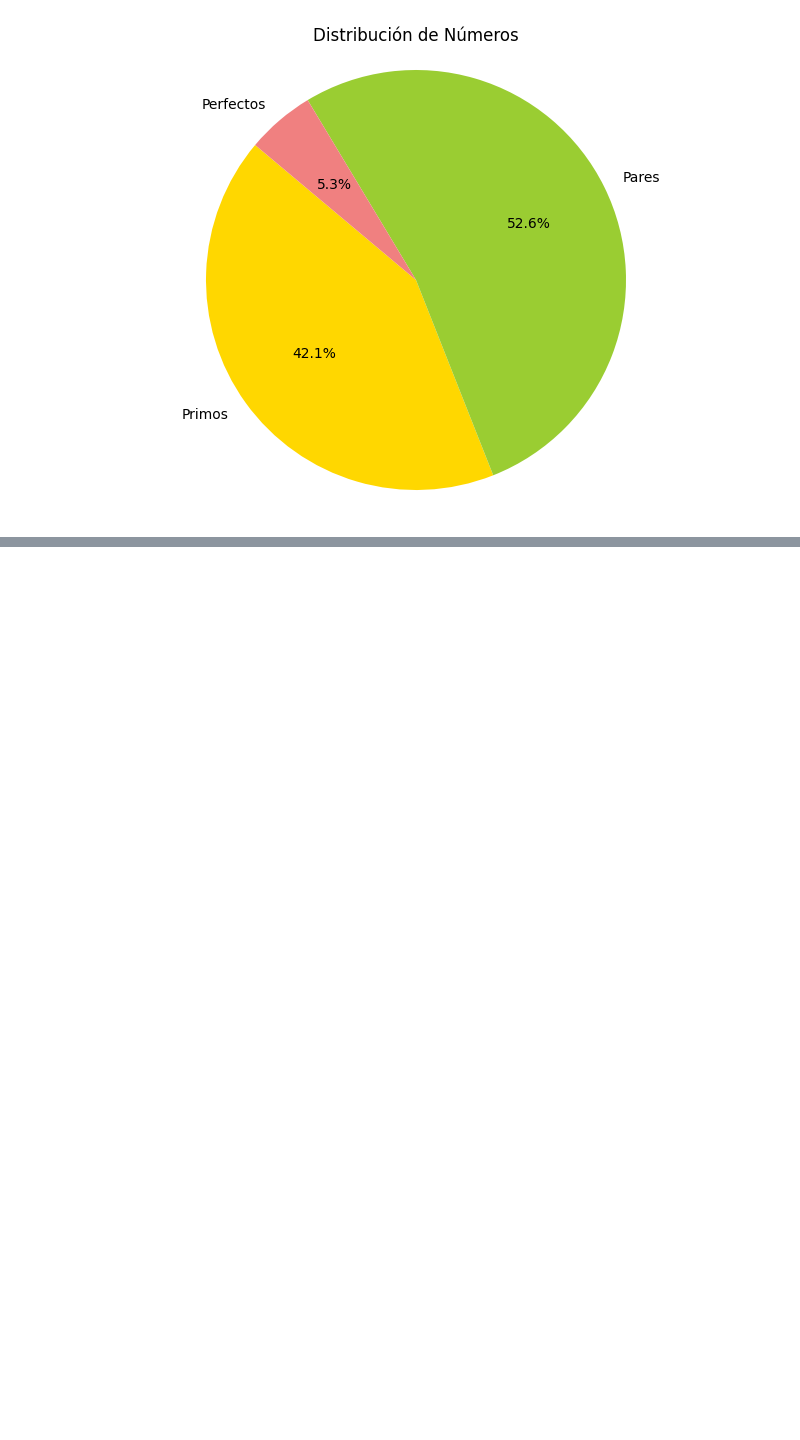
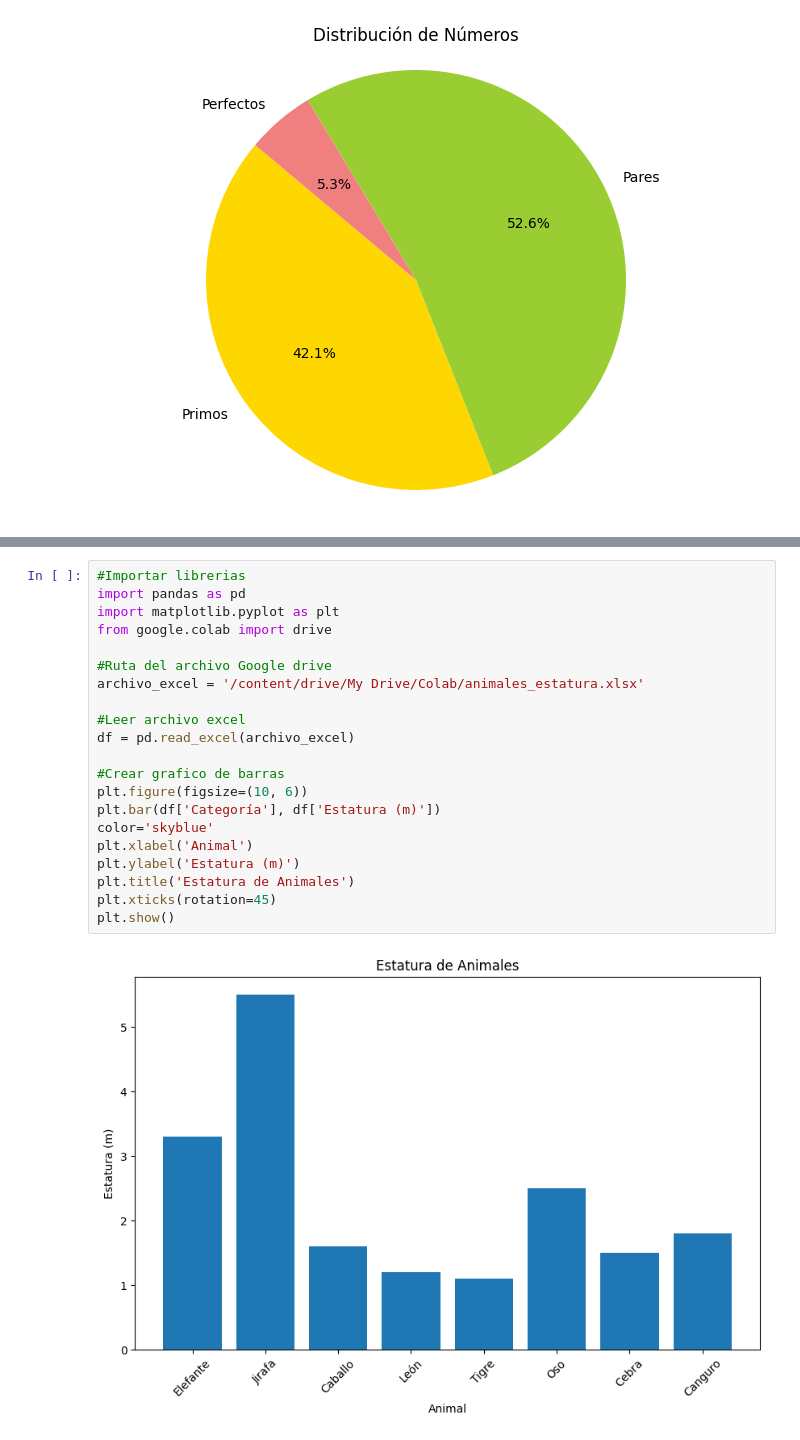
Before and after one commit to Lexie-v2/Goggle-CO, a Jupyter notebook: Lab1.ipynb, the cells around one changed output, grey strips where cells are left out. Saved outputs shown, nothing was run; the diff lists cells and outputs as text; blank space fills up the shorter version.

Commit message:
Se creó con Colab

```diff
--- a/Lab1.ipynb
+++ b/Lab1.ipynb
@@ -69,0 +99,23 @@ Números perfectos: 1
+# %%
+#Importar librerias
+import pandas as pd
+import matplotlib.pyplot as plt
+from google.colab import drive
+
+#Ruta del archivo Google drive
+archivo_excel = '/content/drive/My Drive/Colab/animales_estatura.xlsx'
+
+#Leer archivo excel
+df = pd.read_excel(archivo_excel)
+
+#Crear grafico de barras
+plt.figure(figsize=(10, 6))
+plt.bar(df['Categoría'], df['Estatura (m)'])
+color='skyblue'
+plt.xlabel('Animal')
+plt.ylabel('Estatura (m)')
+plt.title('Estatura de Animales')
+plt.xticks(rotation=45)
+plt.show()
+# %% [output]
+[figure, added]
```
Also changed, not shown: parts of 3 cells of this notebook.
